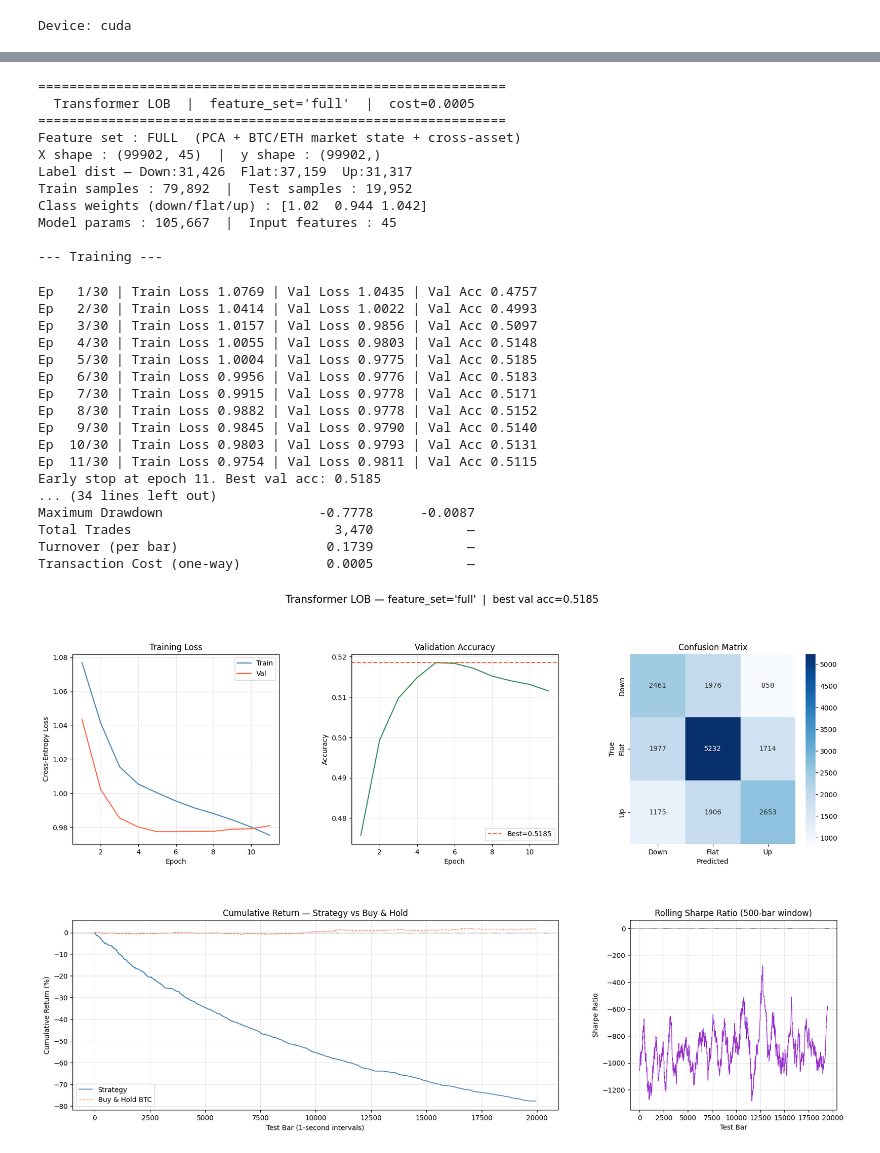
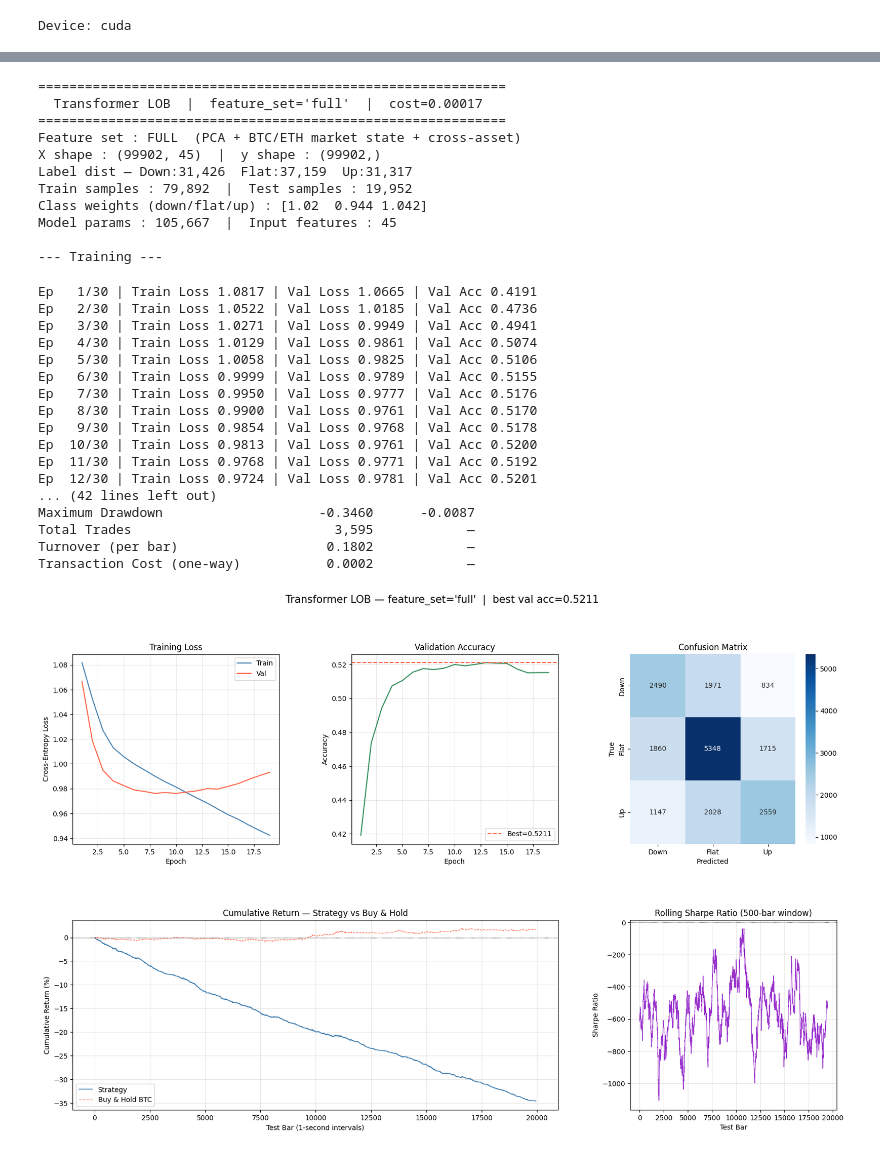
Before and after one commit to SiyuL2025/math_629_final, a Jupyter notebook: Transformer.ipynb, the cells around one changed output, grey strips where cells are left out. Drawn from its saved outputs; the diff is of its cells as text; code cells hidden in the pictures.

```diff
--- a/Transformer.ipynb
+++ b/Transformer.ipynb
@@ -602,35 +597,35 @@ Transaction Cost (one-way)           0.0005            —
 # %%
 # pca model plus market facotrs
 FEATURE_SET = "full"
-TRANSACTION_COST = 0.0005
+TRANSACTION_COST = 0.00017
 model, history, stat_metrics, bt_metrics = run_transformer(FEATURE_SET, TRANSACTION_COST)
 # %% [output]
 ============================================================
-  Transformer LOB  |  feature_set='full'  |  cost=0.0005
+  Transformer LOB  |  feature_set='full'  |  cost=0.00017
 ============================================================
 Feature set : FULL  (PCA + BTC/ETH market state + cross-asset)
 X shape : (99902, 45)  |  y shape : (99902,)
 Label dist — Down:31,426  Flat:37,159  Up:31,317
 Train samples : 79,892  |  Test samples : 19,952
 Class weights (down/flat/up) : [1.02  0.944 1.042]
 Model params : 105,667  |  Input features : 45
 
 --- Training ---
-Ep   1/30 | Train Loss 1.0769 | Val Loss 1.0435 | Val Acc 0.4757
-Ep   2/30 | Train Loss 1.0414 | Val Loss 1.0022 | Val Acc 0.4993
-Ep   3/30 | Train Loss 1.0157 | Val Loss 0.9856 | Val Acc 0.5097
-Ep   4/30 | Train Loss 1.0055 | Val Loss 0.9803 | Val Acc 0.5148
-Ep   5/30 | Train Loss 1.0004 | Val Loss 0.9775 | Val Acc 0.5185
-Ep   6/30 | Train Loss 0.9956 | Val Loss 0.9776 | Val Acc 0.5183
-Ep   7/30 | Train Loss 0.9915 | Val Loss 0.9778 | Val Acc 0.5171
-Ep   8/30 | Train Loss 0.9882 | Val Loss 0.9778 | Val Acc 0.5152
-Ep   9/30 | Train Loss 0.9845 | Val Loss 0.9790 | Val Acc 0.5140
-Ep  10/30 | Train Loss 0.9803 | Val Loss 0.9793 | Val Acc 0.5131
-Ep  11/30 | Train Loss 0.9754 | Val Loss 0.9811 | Val Acc 0.5115
-Early stop at epoch 11. Best val acc: 0.5185
-... (34 lines left out)
-Maximum Drawdown                    -0.7778      -0.0087
-Total Trades                          3,470            —
-Turnover (per bar)                   0.1739            —
-Transaction Cost (one-way)           0.0005            —
+Ep   1/30 | Train Loss 1.0817 | Val Loss 1.0665 | Val Acc 0.4191
+Ep   2/30 | Train Loss 1.0522 | Val Loss 1.0185 | Val Acc 0.4736
+Ep   3/30 | Train Loss 1.0271 | Val Loss 0.9949 | Val Acc 0.4941
+Ep   4/30 | Train Loss 1.0129 | Val Loss 0.9861 | Val Acc 0.5074
+Ep   5/30 | Train Loss 1.0058 | Val Loss 0.9825 | Val Acc 0.5106
+Ep   6/30 | Train Loss 0.9999 | Val Loss 0.9789 | Val Acc 0.5155
+Ep   7/30 | Train Loss 0.9950 | Val Loss 0.9777 | Val Acc 0.5176
+Ep   8/30 | Train Loss 0.9900 | Val Loss 0.9761 | Val Acc 0.5170
+Ep   9/30 | Train Loss 0.9854 | Val Loss 0.9768 | Val Acc 0.5178
+Ep  10/30 | Train Loss 0.9813 | Val Loss 0.9761 | Val Acc 0.5200
+Ep  11/30 | Train Loss 0.9768 | Val Loss 0.9771 | Val Acc 0.5192
+Ep  12/30 | Train Loss 0.9724 | Val Loss 0.9781 | Val Acc 0.5201
+... (42 lines left out)
+Maximum Drawdown                    -0.3460      -0.0087
+Total Trades                          3,595            —
+Turnover (per bar)                   0.1802            —
+Transaction Cost (one-way)           0.0002            —
-[figure, old version]
+[figure, new version]
```
Also changed, not shown: parts of 4 cells of this notebook.
